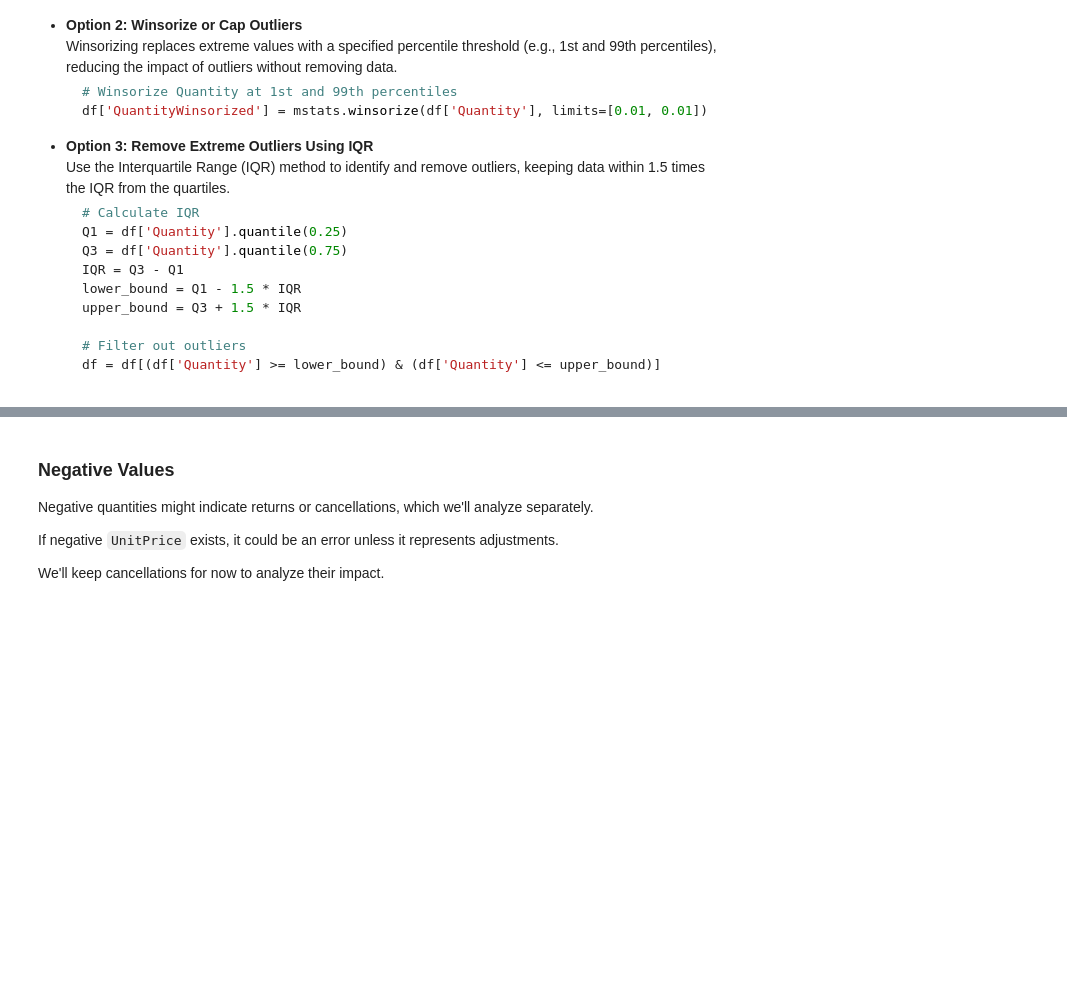
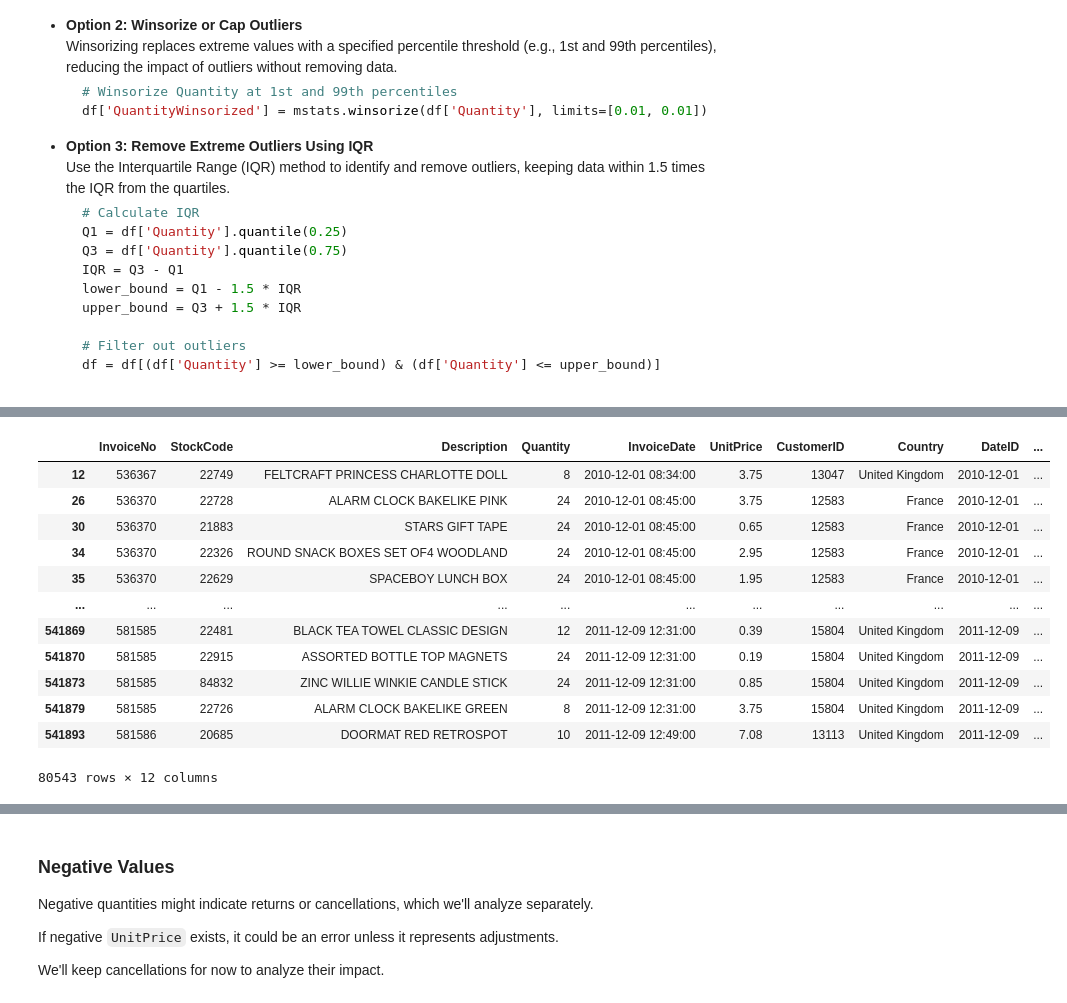
Before and after one commit to nbembi/AA_500_USD_Group9_CustomerSegmentation, a Jupyter notebook: 01_EDA.ipynb, the cells around one changed output, grey strips where cells are left out. Drawn from its saved outputs; the diff is of its cells as text; code cells hidden in the pictures; blank space fills up the shorter version.

Commit message:
Outlier detection

```diff
--- a/01_EDA.ipynb
+++ b/01_EDA.ipynb
@@ -125,14 +131,9 @@ Even though the dataset has no missing values, we need to:
 # %%
 # Convert InvoiceDate to datetime
 df['InvoiceDate'] = pd.to_datetime(df['InvoiceDate'])
+df['DateID'] = df['InvoiceDate'].dt.date
+df['DateID'] = pd.to_datetime(df['DateID'])
+
 
 # Convert CustomerID to string (categorical) and remove '.0'
 df['CustomerID'] = df['CustomerID'].astype(str).str.replace(r'\.0$', '', regex=True)
-
-# Identify cancellations
-df['IsCancelled'] = df['InvoiceNo'].str.startswith('C')
-
-# Calculate TotalPrice
-df['TotalPrice'] = df['Quantity'] * df['UnitPrice']
-
-print(df.head())
@@ -195,0 +198,26 @@ To address outliers, we can follow several approaches:
+# %%
+# Calculate IQR
+# def identify_outliers_iqr(group):
+#     Q1 = group['TotalPrice'].quantile(0.25)
+#     Q3 = group['TotalPrice'].quantile(0.75)
+#     IQR = Q3 - Q1
+#     lower_bound = Q1 - 1.5 * IQR
+#     upper_bound = Q3 + 1.5 * IQR
+
+#     # Mark outliers
+#     group['lower_bound'] = lower_bound
+#     group['upper_bound'] = upper_bound
+#     group['IsOutlier'] = (group['Quantity'] < lower_bound) | (group['Quantity'] > upper_bound)
+#     return group
+
+def identify_quantile_outliers(group, column='TotalPrice', lower_q=0.05, upper_q=0.95):
+    lower_bound = group[column].quantile(lower_q)
+    upper_bound = group[column].quantile(upper_q)
+
+    group['lower_bound'] = lower_bound
+    group['upper_bound'] = upper_bound
+    group['IsOutlier'] = (group[column] < lower_bound) | (group[column] > upper_bound)
+    return group
+
+outlier_df = df.groupby(['CustomerID', 'StockCode'], group_keys=False).apply(identify_quantile_outliers)
+outlier_df.head()
@@ -195,0 +231,16 @@ To address outliers, we can follow several approaches:
+# %%
+outlier_df[outlier_df["IsOutlier"]==True]
+# %% [output]
+|  | InvoiceNo | StockCode | Description | Quantity | InvoiceDate | UnitPrice | CustomerID | Country | DateID | ... |
+| 12 | 536367 | 22749 | FELTCRAFT PRINCESS CHARLOTTE DOLL | 8 | 2010-12-01 08:34:00 | 3.75 | 13047 | United Kingdom | 2010-12-01 | ... |
+| 26 | 536370 | 22728 | ALARM CLOCK BAKELIKE PINK | 24 | 2010-12-01 08:45:00 | 3.75 | 12583 | France | 2010-12-01 | ... |
+| 30 | 536370 | 21883 | STARS GIFT TAPE | 24 | 2010-12-01 08:45:00 | 0.65 | 12583 | France | 2010-12-01 | ... |
+| 34 | 536370 | 22326 | ROUND SNACK BOXES SET OF4 WOODLAND | 24 | 2010-12-01 08:45:00 | 2.95 | 12583 | France | 2010-12-01 | ... |
+| 35 | 536370 | 22629 | SPACEBOY LUNCH BOX | 24 | 2010-12-01 08:45:00 | 1.95 | 12583 | France | 2010-12-01 | ... |
+| ... | ... | ... | ... | ... | ... | ... | ... | ... | ... | ... |
+| 541869 | 581585 | 22481 | BLACK TEA TOWEL CLASSIC DESIGN | 12 | 2011-12-09 12:31:00 | 0.39 | 15804 | United Kingdom | 2011-12-09 | ... |
+| 541870 | 581585 | 22915 | ASSORTED BOTTLE TOP MAGNETS | 24 | 2011-12-09 12:31:00 | 0.19 | 15804 | United Kingdom | 2011-12-09 | ... |
+| 541873 | 581585 | 84832 | ZINC WILLIE WINKIE CANDLE STICK | 24 | 2011-12-09 12:31:00 | 0.85 | 15804 | United Kingdom | 2011-12-09 | ... |
+| 541879 | 581585 | 22726 | ALARM CLOCK BAKELIKE GREEN | 8 | 2011-12-09 12:31:00 | 3.75 | 15804 | United Kingdom | 2011-12-09 | ... |
+| 541893 | 581586 | 20685 | DOORMAT RED RETROSPOT | 10 | 2011-12-09 12:49:00 | 7.08 | 13113 | United Kingdom | 2011-12-09 | ... |
+80543 rows × 12 columns
```
Also changed, not shown: parts of 16 cells of this notebook.
